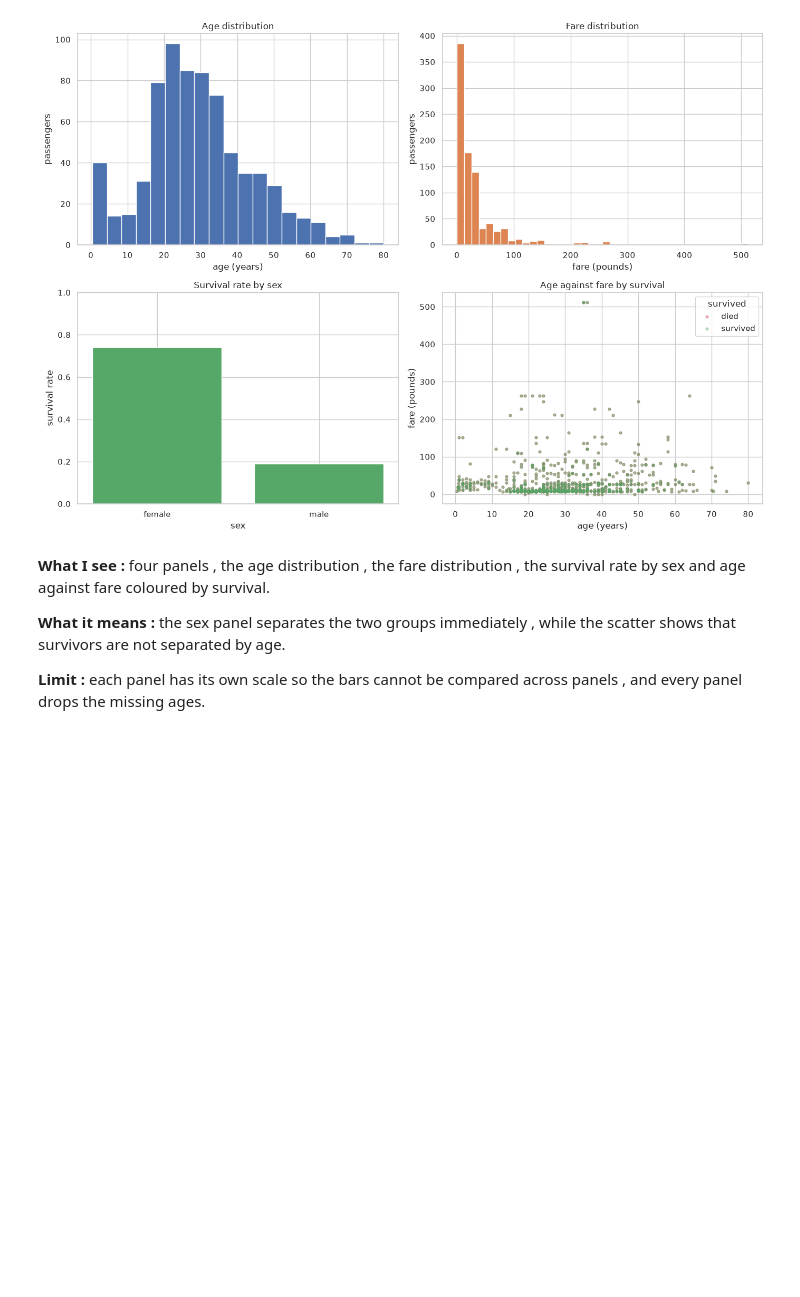
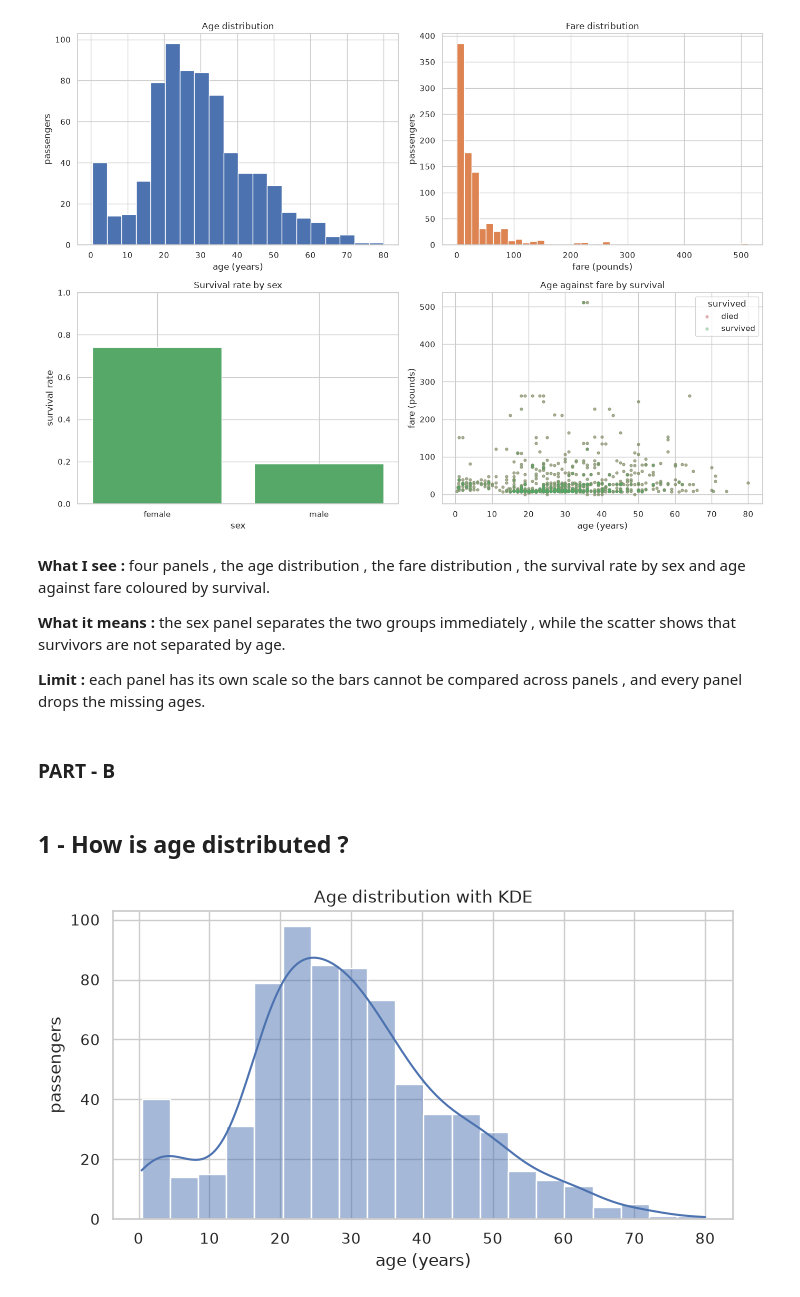
Before and after one commit to selomrani/ML-DL-Revision, a Jupyter notebook: data_challenges/03_visualisation/03_visualisation_challenge.ipynb, the cells around one changed output. Saved outputs shown, nothing was run; the diff lists cells and outputs as text; code cells hidden in the pictures; blank space fills up the shorter version.

Commit message:
finished Part B of visualisation challenges ( seaborn )

```diff
--- a/data_challenges/03_visualisation/03_visualisation_challenge.ipynb
+++ b/data_challenges/03_visualisation/03_visualisation_challenge.ipynb
@@ -118,3 +118,16 @@ plt.show()
 **What it means :** the sex panel separates the two groups immediately , while the scatter shows that survivors are not separated by age.
 
 **Limit :** each panel has its own scale so the bars cannot be compared across panels , and every panel drops the missing ages.
+# %% [markdown]
+### PART - B
+# %% [markdown]
+##  1 - How is age distributed ?
+# %%
+fig, ax = plt.subplots(figsize=(8, 4))
+sns.histplot(dataset['age'], bins=20, kde=True, ax=ax)
+ax.set_title('Age distribution with KDE')
+ax.set_xlabel('age (years)')
+ax.set_ylabel('passengers')
+plt.show()
+# %% [output]
+[figure, added]
```
Also changed, not shown: parts of 34 cells of this notebook.
